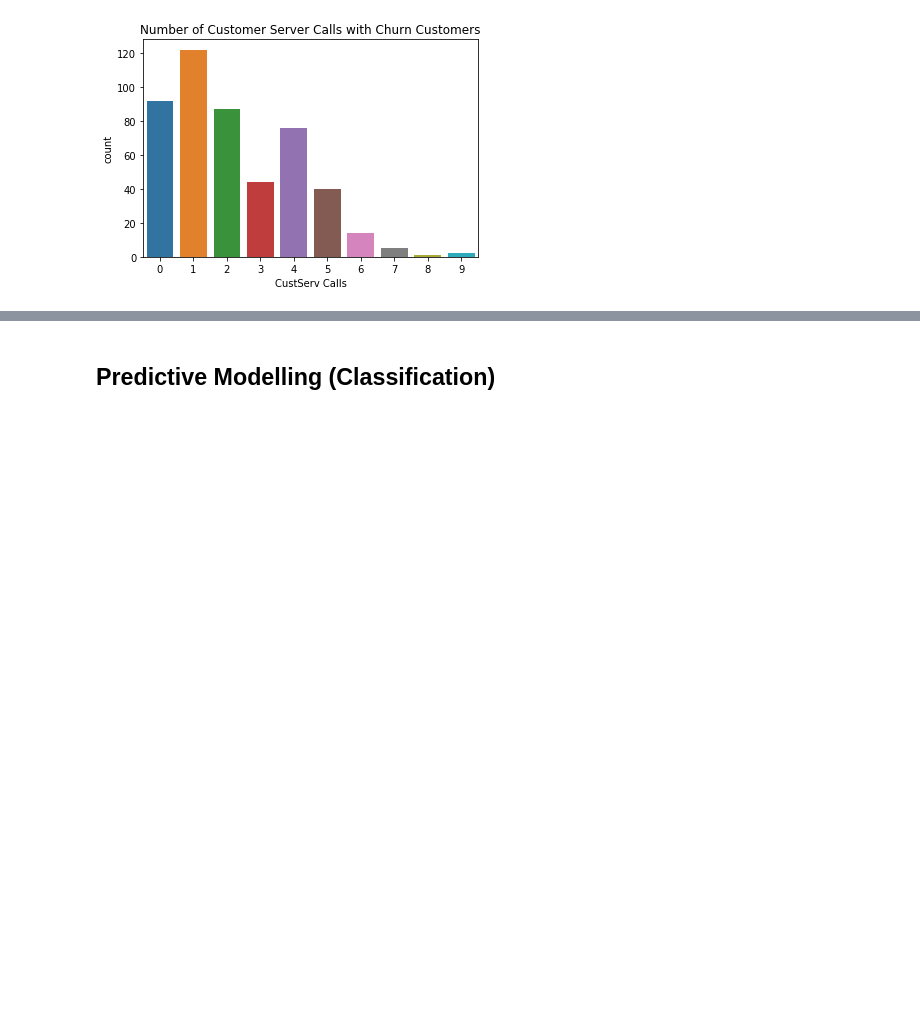
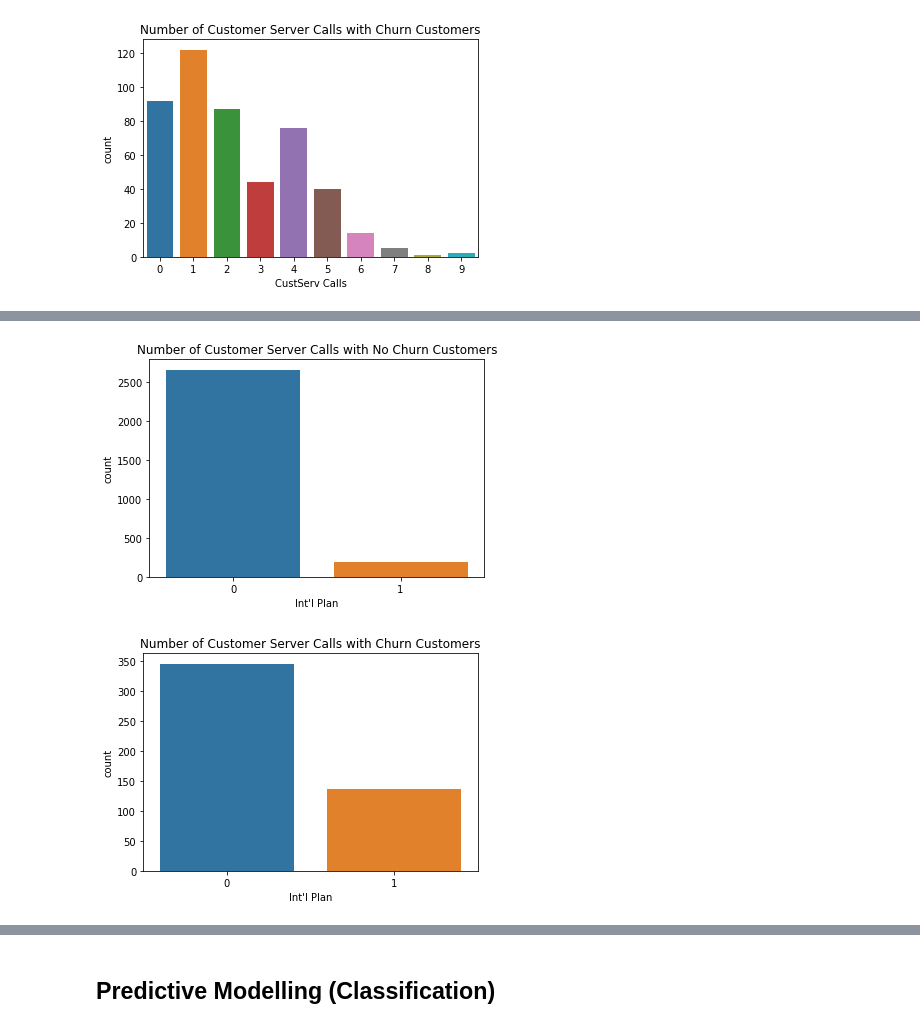
Before and after one commit to JennyYJK/data-dogs-project, a Jupyter notebook: notebook/Data Dogs Group Project .ipynb, the cells around one changed output, grey strips where cells are left out. Drawn from its saved outputs; the diff is of its cells as text; code cells hidden in the pictures; blank space fills up the shorter version.

Commit message:
UI: Updated code for data dogs project

```diff
--- a/notebook/Data Dogs Group Project .ipynb
+++ b/notebook/Data Dogs Group Project .ipynb
@@ -143,3 +145,14 @@ plt.show()
+# %%
+sns.countplot(x='Int\'l Plan', data=no_churn_customers)
+plt.title('Number of Customer Server Calls with No Churn Customers')
+plt.show()
+
+sns.countplot(x='Int\'l Plan', data=churn_customers)
+plt.title('Number of Customer Server Calls with Churn Customers')
+plt.show()
+# %% [output]
+[figure, added]
+[figure, added]
 # %%
 # Create a new pandas data frame that takes the most relevant columns by dropping redundant data
 dropped = ['Day Mins', 'Day Calls', 'Day Charge', 'Eve Mins', 'Eve Charge', 'Eve Calls',
```
Also changed, not shown: parts of 10 cells of this notebook.
